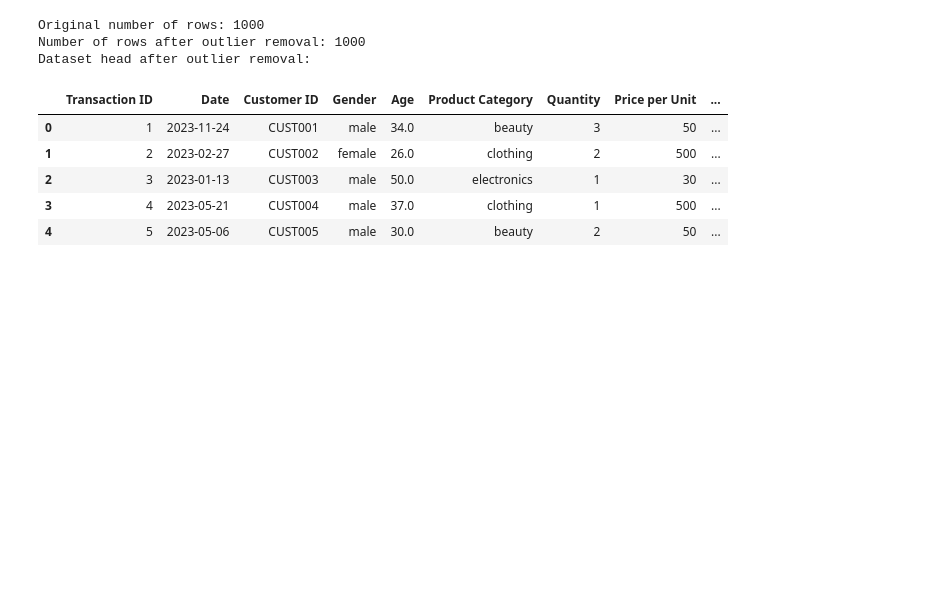
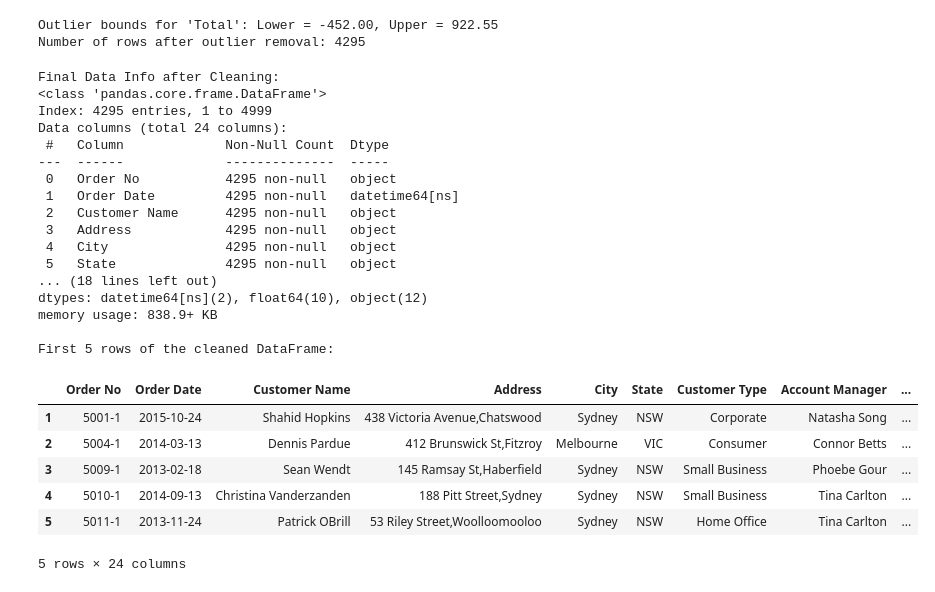
Before and after one commit to Shubhz20/Unity_TeamJeet_OnlineRetailInsights, a Jupyter notebook: notebooks/01_extraction_and_cleaning.ipynb, the cells around one changed output. Drawn from its saved outputs; the diff is of its cells as text; code cells hidden in the pictures; blank space fills up the shorter version.

Commit message:
feat: add data

```diff
--- a/notebooks/01_extraction_and_cleaning.ipynb
+++ b/notebooks/01_extraction_and_cleaning.ipynb
@@ -154,0 +49,6 @@ None
+# %%
+duplicate_rows = df[df.duplicated()]
+print(f"Number of duplicate rows found: {len(duplicate_rows)}")
+
+df_cleaned = df.drop_duplicates().copy()
+print(f"Number of rows after removing duplicates: {len(df_cleaned)}")
@@ -154,0 +58,11 @@ None
+# %%
+mean_order_quantity = df_cleaned['Order Quantity'].mean()
+df_cleaned['Order Quantity'].fillna(mean_order_quantity, inplace=True)
+print(f"Missing 'Order Quantity' values filled with mean: {mean_order_quantity:.2f}")
+
+mode_address = df_cleaned['Address'].mode()[0]
+df_cleaned['Address'].fillna(mode_address, inplace=True)
+print(f"Missing 'Address' values filled with mode: {mode_address}")
+
+print("\nMissing values after handling Order Quantity and Address:")
+display(df_cleaned.isnull().sum())
@@ -155,9 +157,6 @@ None
 # %%
-df['Gender'] = df['Gender'].str.lower()
-df['Product Category'] = df['Product Category'].str.lower()
+df_cleaned['Product Category'] = df_cleaned['Product Category'].str.lower()
 
-print("Unique values in 'Gender' after standardization:")
-display(df['Gender'].unique())
 print("Unique values in 'Product Category' after standardization:")
-display(df['Product Category'].unique())
+print(df_cleaned['Product Category'].unique())
 # %% [output]
@@ -168,25 +169,48 @@ array(['beauty', 'clothing', 'electronics'], dtype=object)
 # %%
-Q1 = df['Total Amount'].quantile(0.25)
-Q3 = df['Total Amount'].quantile(0.75)
+Q1 = df_cleaned['Total'].quantile(0.25)
+Q3 = df_cleaned['Total'].quantile(0.75)
 IQR = Q3 - Q1
 
 lower_bound = Q1 - 1.5 * IQR
 upper_bound = Q3 + 1.5 * IQR
 
-df_cleaned = df[(df['Total Amount'] >= lower_bound) & (df['Total Amount'] <= upper_bound)]
+# Filter out outliers
+df_cleaned = df_cleaned[(df_cleaned['Total'] >= lower_bound) & (df_cleaned['Total'] <= upper_bound)]
 
-print(f"Original number of rows: {len(df)}")
+print(f"Outlier bounds for 'Total': Lower = {lower_bound:.2f}, Upper = {upper_bound:.2f}")
 print(f"Number of rows after outlier removal: {len(df_cleaned)}")
-print("Dataset head after outlier removal:")
-display(df_cleaned.head())
 # %% [output]
-Original number of rows: 1000
-Number of rows after outlier removal: 1000
-Dataset head after outlier removal:
+Outlier bounds for 'Total': Lower = -452.00, Upper = 922.55
+Number of rows after outlier removal: 4295
-|  | Transaction ID | Date | Customer ID | Gender | Age | Product Category | Quantity | Price per Unit | ... |
-| 0 | 1 | 2023-11-24 | CUST001 | male | 34.0 | beauty | 3 | 50 | ... |
-| 1 | 2 | 2023-02-27 | CUST002 | female | 26.0 | clothing | 2 | 500 | ... |
-| 2 | 3 | 2023-01-13 | CUST003 | male | 50.0 | electronics | 1 | 30 | ... |
-| 3 | 4 | 2023-05-21 | CUST004 | male | 37.0 | clothing | 1 | 500 | ... |
-| 4 | 5 | 2023-05-06 | CUST005 | male | 30.0 | beauty | 2 | 50 | ... |
+# %%
+print("Final Data Info after Cleaning:")
+df_cleaned.info()
+
+print("\nFirst 5 rows of the cleaned DataFrame:")
+display(df_cleaned.head())
+# %% [output]
+Final Data Info after Cleaning:
+<class 'pandas.core.frame.DataFrame'>
+Index: 4295 entries, 1 to 4999
+Data columns (total 24 columns):
+ #   Column             Non-Null Count  Dtype
+---  ------             --------------  -----
+ 0   Order No           4295 non-null   object
+ 1   Order Date         4295 non-null   datetime64[ns]
+ 2   Customer Name      4295 non-null   object
+ 3   Address            4295 non-null   object
+ 4   City               4295 non-null   object
+ 5   State              4295 non-null   object
+... (18 lines left out)
+dtypes: datetime64[ns](2), float64(10), object(12)
+memory usage: 838.9+ KB
+
+First 5 rows of the cleaned DataFrame:
+|  | Order No | Order Date | Customer Name | Address | City | State | Customer Type | Account Manager | ... |
+| 1 | 5001-1 | 2015-10-24 | Shahid Hopkins | 438 Victoria Avenue,Chatswood | Sydney | NSW | Corporate | Natasha Song | ... |
+| 2 | 5004-1 | 2014-03-13 | Dennis Pardue | 412 Brunswick St,Fitzroy | Melbourne | VIC | Consumer | Connor Betts | ... |
+| 3 | 5009-1 | 2013-02-18 | Sean Wendt | 145 Ramsay St,Haberfield | Sydney | NSW | Small Business | Phoebe Gour | ... |
+| 4 | 5010-1 | 2014-09-13 | Christina Vanderzanden | 188 Pitt Street,Sydney | Sydney | NSW | Small Business | Tina Carlton | ... |
+| 5 | 5011-1 | 2013-11-24 | Patrick OBrill | 53 Riley Street,Woolloomooloo | Sydney | NSW | Home Office | Tina Carlton | ... |
+5 rows × 24 columns
 # %%
```
Also changed, not shown: parts of 15 cells of this notebook, 4 other files.
